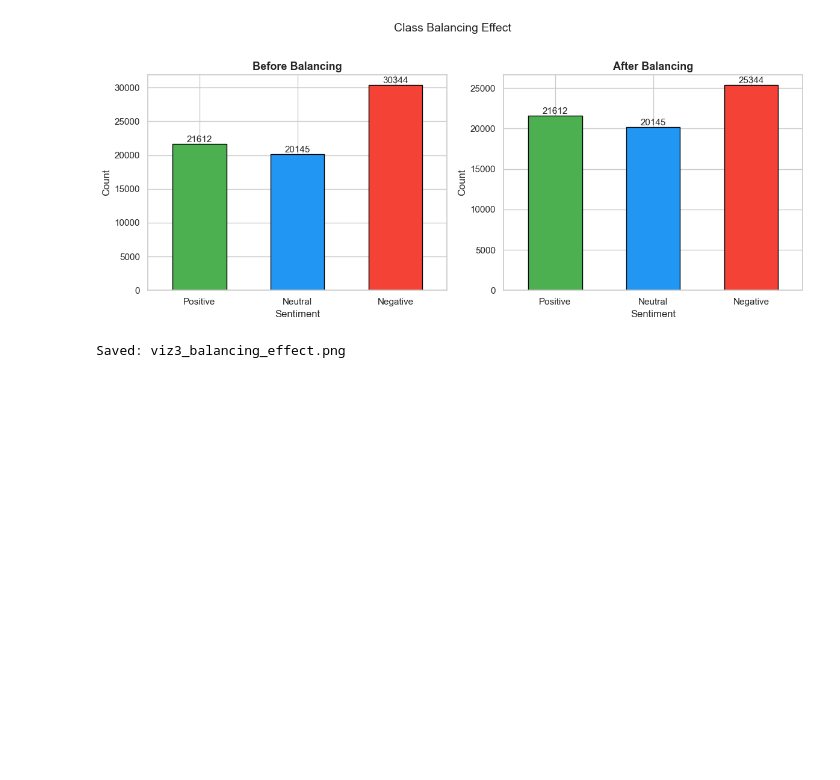
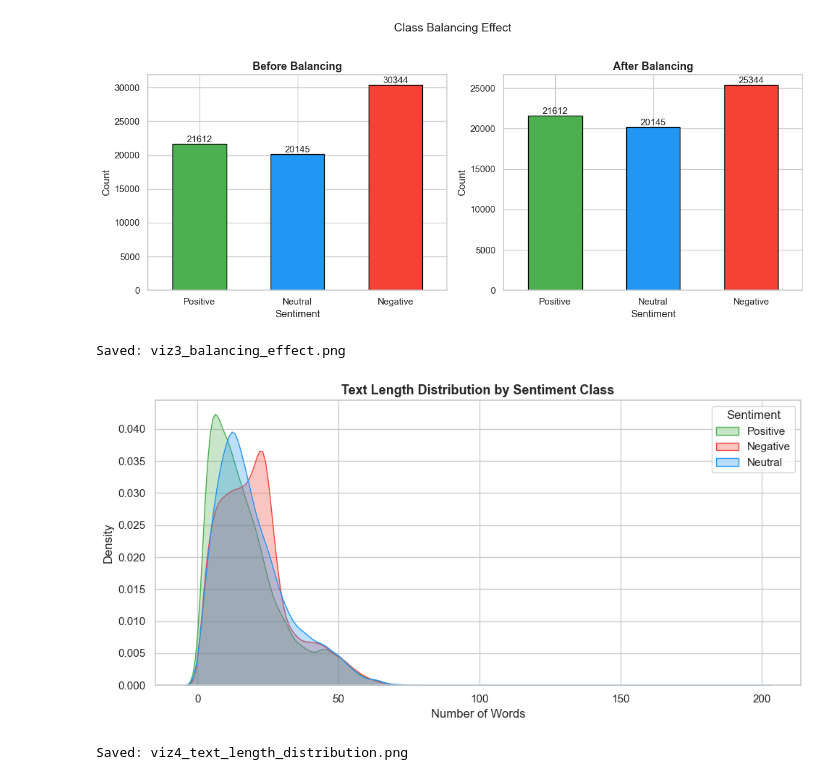
Before and after one commit to Tagoole/Sentiment-Analysis-Project-with-Domain-Shift---GROUP-K, a Jupyter notebook: notebooks/data_cleaning.ipynb, the cells around one changed output. Saved outputs shown, nothing was run; the diff lists cells and outputs as text; code cells hidden in the pictures; blank space fills up the shorter version.

Commit message:
Added text length distribution

```diff
--- a/notebooks/data_cleaning.ipynb
+++ b/notebooks/data_cleaning.ipynb
@@ -438,3 +438,28 @@ print('Saved: viz3_balancing_effect.png')
 # %% [output]
 [figure]
 Saved: viz3_balancing_effect.png
+# %%
+# ================================================================
+# VISUALISATION 4: Text length distribution by sentiment class
+# ================================================================
+# This helps us understand whether positive/negative/neutral posts
+# tend to be longer or shorter — useful context for the report.
+
+combined_balanced['text_length'] = combined_balanced['text'].str.split().str.len()
+
+plt.figure(figsize=(10, 5))
+for label, color in zip(['Positive', 'Negative', 'Neutral'], colors):
+    subset = combined_balanced[combined_balanced['sentiment'] == label]['text_length']
+    sns.kdeplot(subset, label=label, color=color, fill=True, alpha=0.3)
+
+plt.title('Text Length Distribution by Sentiment Class', fontsize=13, fontweight='bold')
+plt.xlabel('Number of Words')
+plt.ylabel('Density')
+plt.legend(title='Sentiment')
+plt.tight_layout()
+plt.savefig('viz4_text_length_distribution.png', dpi=150, bbox_inches='tight')
+plt.show()
+print("Saved: viz4_text_length_distribution.png")
+# %% [output]
+[figure, added]
+Saved: viz4_text_length_distribution.png
```
Also changed, not shown: 1 other file.
